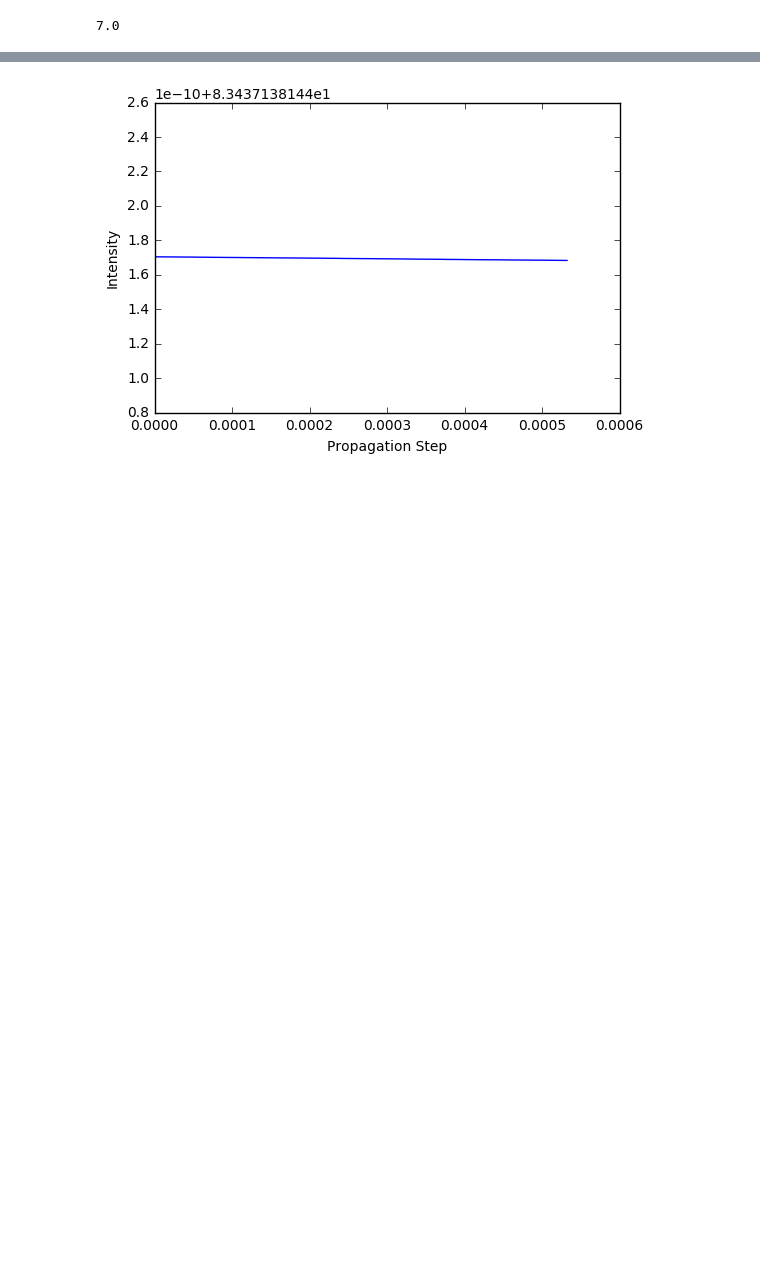
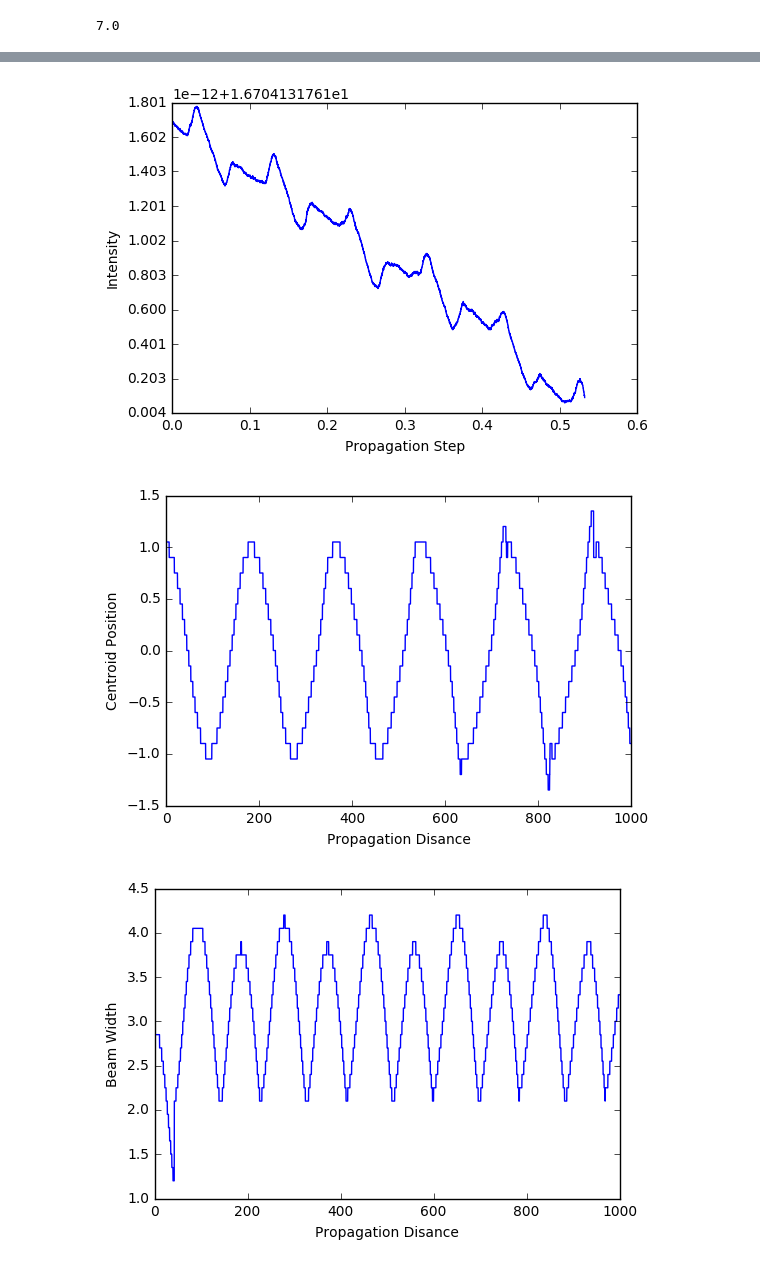
Before and after one commit to tteter/cranknic, a Jupyter notebook: cranknikplaspulsconductbound1D.ipynb, the cells around one changed output, grey strips where cells are left out. Cells and saved outputs as stored; diff of their text form; code cells hidden in the pictures; blank space fills up the shorter version.

```diff
--- a/cranknikplaspulsconductbound1D.ipynb
+++ b/cranknikplaspulsconductbound1D.ipynb
@@ -38,8 +38,8 @@ dx=x_grid[1]-x_grid[0]
 #stores the temporal domain.
 
 
-T = 1.
-NSteps_t = 1000
+T = 1000
+NSteps_t = 10001
 #dt = float(T)/float(N-1)
 #t_grid = np.array([n*dt for n in range(N)])
 
@@ -71,7 +71,9 @@ rcl=e**2/(me*c**2)
 #Dn
 Dn=kp**2/((rm**2)*rcl*pi)
 #R
-R=pow(rm,2)/2
+R=pow(rm,2)/(2)
+#R=pow(rm,2)/(2*sqrt(2))
+#R=pow(rm,2)/2
 #Omega
 Omega=pow(Mp*R,-1)
 
@@ -97,13 +99,13 @@ Omega=pow(Mp*R,-1)
 #Omega is the eigenfrequency of potential oscillation
 #Omega=pow(Mp*R,-1)
 a0=1.
-w0=1.0*rm
+w0=1.5*rm
 thetax=0.
-x0=0.
+x0=1.
 
 #sigma is composed of the constants present in the differential equation
 #which describes propagation in the plasma channel.
-sigma=1j*dt/(8*Mp*pow(dx,2))
+sigma=1j*dt/(4*Mp*pow(dx,2))
 
 #V is the full potential term of the Schroedinger's equation used to propagate
 #the laser pulse in the plasma channel.
@@ -115,7 +117,7 @@ V=(Mp/4)*((1/pow(Mp,2))+(pow(x_grid,2)*pow(Omega,2)))
 #a is introduced as the laser's vector potential which the differential equation
 #acts on.
 
-pot=lambda j: (1j*Mp/4*dt)*((1/pow(Mp,2))+(pow(j*dx-x0,2)*pow(Omega,2)))
+pot=lambda j: (1j*Mp*dt/4)*((1/pow(Mp,2))+(pow(j,2)*pow(Omega,2)))
 
 #pot_vec=lambda x_grid, a: np.multiply(1j, Mp, 0.5, dt, np.add(np.multiply(1,pow(pow(Mp,2),-1)),np.multiply(pow(x_grid,2),pow(Omega,2))),a)
 
@@ -135,17 +137,20 @@ no_high=10
 
 def afunc(x_grid):
     #print thetax
-    return a0*np.exp(-((x_grid)**2)/w0**2+1j*Mp*thetax*x_grid)
+    return a0*np.exp(-((x_grid-x0)**2)/(w0**2)+1j*Mp*thetax*x_grid)
 # %%
 #Plots the initial field's intensity and potential
 #for visual representation.
 a = np.zeros(NSteps_x)
 
-a = np.array([afunc(X) for X in x_grid[1:NSteps_x-1]])
-a=list(a)
-a= [0] + a + [0]
-a=array(a)
+#a = np.array([afunc(X) for X in x_grid[0:NSteps_x]])
+a = afunc(x_grid)
+#a=list(a)
+#a= [0] + a + [0]
+#a=array(a)
+a=np.transpose(a)
 
+print a.shape, x_grid.shape
 
 ylim=((0., 1))
 plt.xlabel('Position')
@@ -156,6 +161,6 @@ plt.show()
 ylim=((0., 1))
 plt.xlabel('Position')
 plt.ylabel('Plasma Density')
-plt.plot(x_grid,V)
+plt.plot(V)
 plt.show()
 # %% [output]
@@ -271,9 +298,22 @@ imshow(abs(data_a), aspect='auto', origin='lower')
 # %%
 z_grid=t_grid/kp
 ylim=((0., 1))
 plt.xlabel('Propagation Step')
 plt.ylabel('Intensity')
 plt.plot(z_grid,energyval)
 plt.show()
+
+
+ylim=((0., 1))
+plt.xlabel('Propagation Disance'); plt.ylabel('Centroid Position')
+plt.plot(t_grid,centpos)
+plt.show()
+
+ylim=((0., 1))
+plt.xlabel('Propagation Disance'); plt.ylabel('Beam Width')
+plt.plot(t_grid,width)
+plt.show()
 # %% [output]
-[figure, old version]
+[figure, new version]
+[figure, added]
+[figure, added]
```
Also changed, not shown: parts of 6 cells of this notebook.
